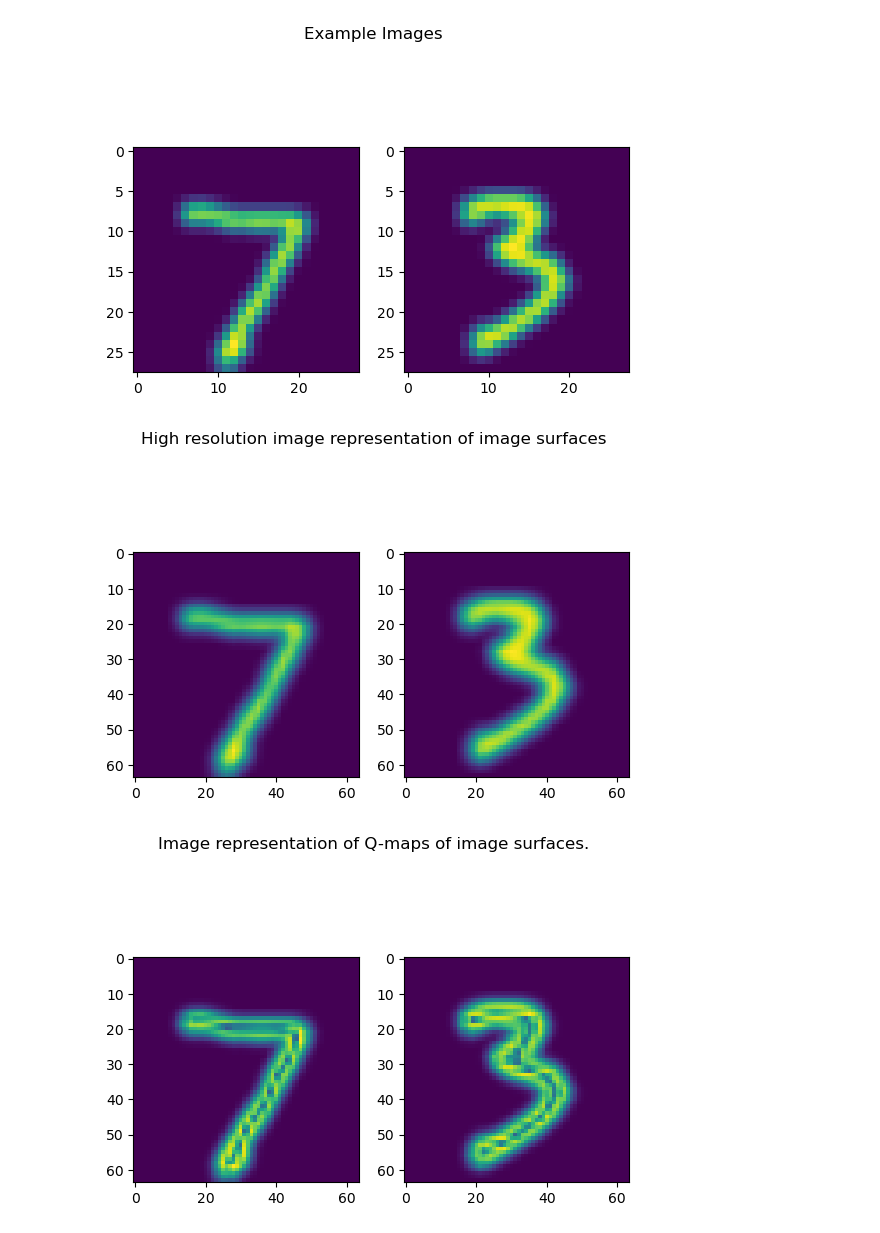
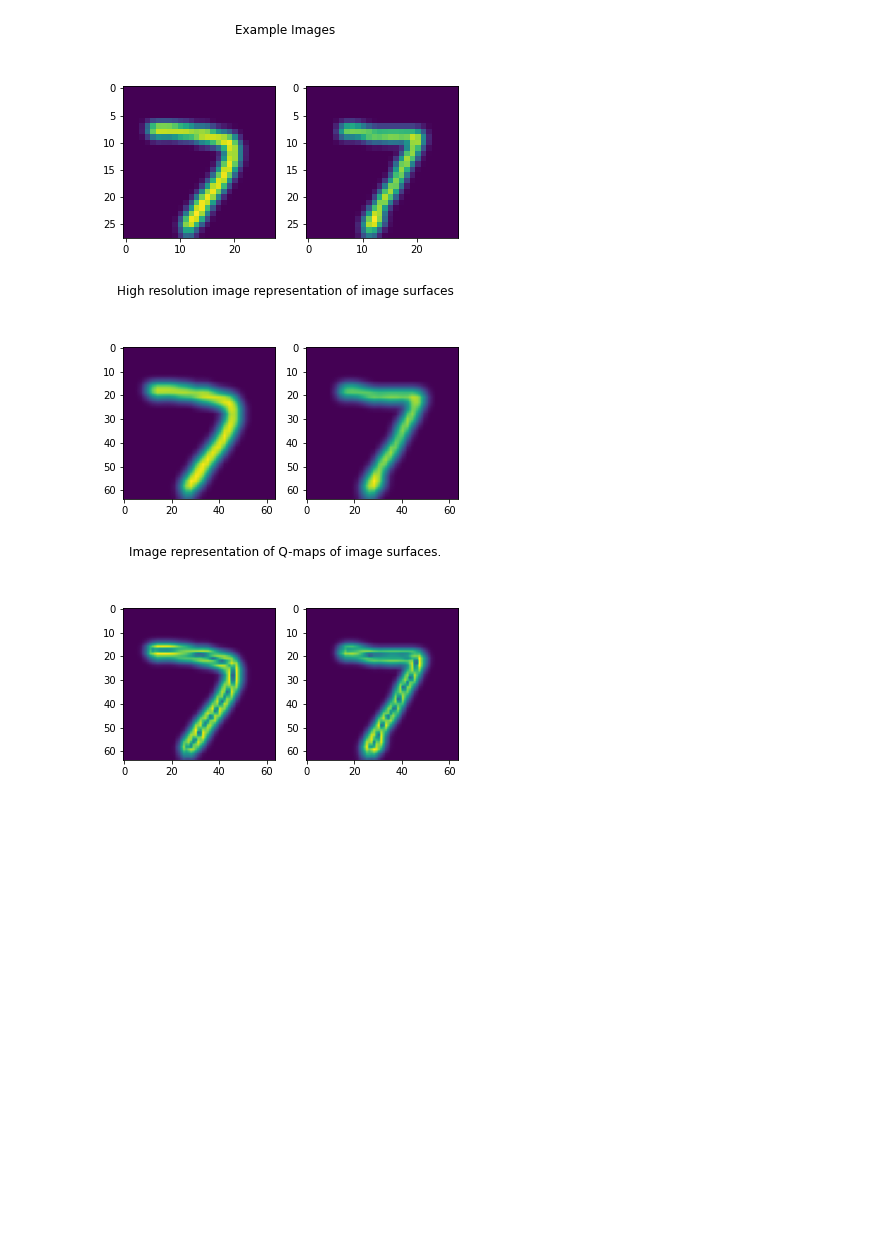
Before and after one commit to jorgenriseth/deepshape, a Jupyter notebook: example-notebooks/Digit Matching.ipynb, the cells around one changed output. Drawn from its saved outputs; the diff is of its cells as text; code cells hidden in the pictures; blank space fills up the shorter version.

```diff
--- a/example-notebooks/Digit Matching.ipynb
+++ b/example-notebooks/Digit Matching.ipynb
@@ -21,8 +21,8 @@ imgdata = gaussian_blur(imgdata, [3, 3])
 imgdata /= imgdata.max()
 
 # Extract example images
-img1 = imgdata[0]
-img2 = imgdata[30]
+img1 = imgdata[17]
+img2 = imgdata[0]
 
 fig, (ax1, ax2 )= plt.subplots(1, 2)
 ax1.imshow(img1)
@@ -49,33 +49,33 @@ plt.suptitle("High resolution image representation of image surfaces")
 plt.show()
 
 # Create sample data of Q-map representations of the images.
 q = Qmap(f)
 r = Qmap(g)
 Zq = q(XX).permute(2, 0, 1).numpy()
 Zr = r(XX).permute(2, 0, 1).numpy()
 
 # Plot the q-map representation as images.
 fig, (ax1, ax2 )= plt.subplots(1, 2)
 ax1.imshow(Zq[2])
 ax2.imshow(Zr[2])
 plt.suptitle("Image representation of Q-maps of image surfaces.")
 plt.show()
 
 
 # 3D-plot of the surface representation of the images.
 fig = plt.figure(figsize=(12, 4))
 fig.suptitle("3D Surface Representation of Images")
 ax = plt.axes((0., 1., 0.5, 1.), projection='3d')
 ax.plot_surface(*Zf, rstride=1, cstride=1)
 ax.view_init(+60, -270)
 ax.invert_xaxis()
 
 ax = plt.axes((0.5, 1., 0.5, 1.), projection='3d')
 ax.plot_surface(*Zg, rstride=1, cstride=1)
 ax.view_init(+60, -270)
 ax.invert_xaxis()
 plt.show(fig)
 # %% [output]
-[figure, old version]
+[figure, new version]
-[figure, old version]
+[figure, new version]
-[figure, old version]
+[figure, new version]
```
Also changed, not shown: parts of 8 cells of this notebook, 1 other file.
